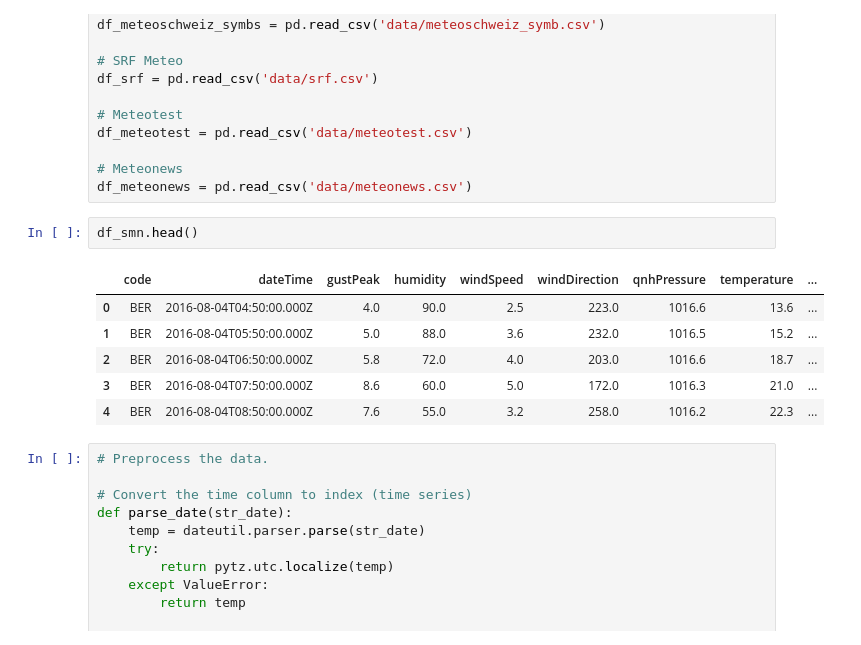
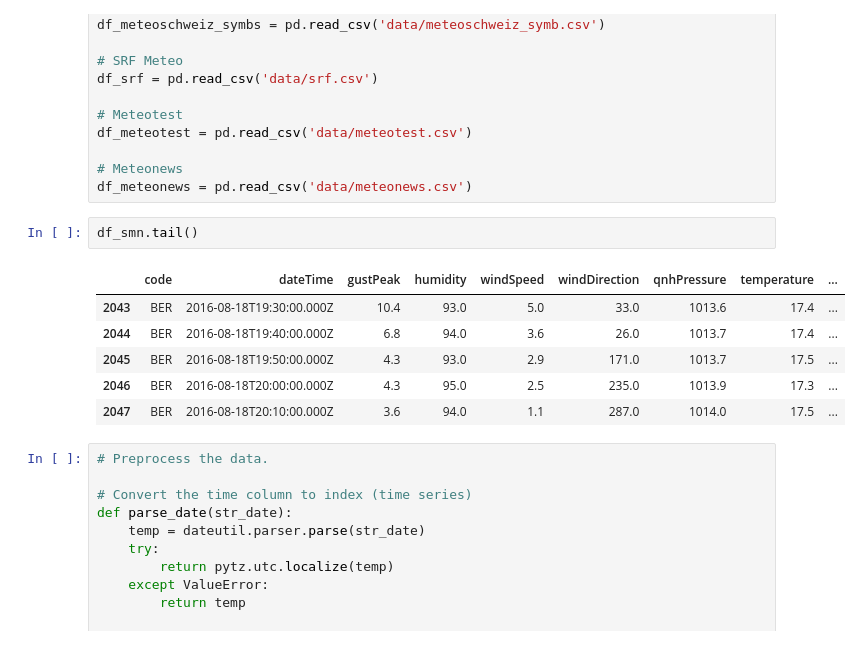
Before and after one commit to jsoma/playfair-projects, a Jupyter notebook: projects/mathias-born/3_weather_forecast/provider_check.ipynb, the cells around one changed output. Cells and saved outputs as stored; diff of their text form.

```diff
--- a/projects/mathias-born/3_weather_forecast/provider_check.ipynb
+++ b/projects/mathias-born/3_weather_forecast/provider_check.ipynb
@@ -33,14 +33,14 @@ df_meteotest = pd.read_csv('data/meteotest.csv')
 # Meteonews
 df_meteonews = pd.read_csv('data/meteonews.csv')
 # %%
-df_smn.head()
+df_smn.tail()
 # %% [output]
 |  | code | dateTime | gustPeak | humidity | windSpeed | windDirection | qnhPressure | temperature | ... |
-| 0 | BER | 2016-08-04T04:50:00.000Z | 4.0 | 90.0 | 2.5 | 223.0 | 1016.6 | 13.6 | ... |
-| 1 | BER | 2016-08-04T05:50:00.000Z | 5.0 | 88.0 | 3.6 | 232.0 | 1016.5 | 15.2 | ... |
-| 2 | BER | 2016-08-04T06:50:00.000Z | 5.8 | 72.0 | 4.0 | 203.0 | 1016.6 | 18.7 | ... |
-| 3 | BER | 2016-08-04T07:50:00.000Z | 8.6 | 60.0 | 5.0 | 172.0 | 1016.3 | 21.0 | ... |
-| 4 | BER | 2016-08-04T08:50:00.000Z | 7.6 | 55.0 | 3.2 | 258.0 | 1016.2 | 22.3 | ... |
+| 2043 | BER | 2016-08-18T19:30:00.000Z | 10.4 | 93.0 | 5.0 | 33.0 | 1013.6 | 17.4 | ... |
+| 2044 | BER | 2016-08-18T19:40:00.000Z | 6.8 | 94.0 | 3.6 | 26.0 | 1013.7 | 17.4 | ... |
+| 2045 | BER | 2016-08-18T19:50:00.000Z | 4.3 | 93.0 | 2.9 | 171.0 | 1013.7 | 17.5 | ... |
+| 2046 | BER | 2016-08-18T20:00:00.000Z | 4.3 | 95.0 | 2.5 | 235.0 | 1013.9 | 17.3 | ... |
+| 2047 | BER | 2016-08-18T20:10:00.000Z | 3.6 | 94.0 | 1.1 | 287.0 | 1014.0 | 17.5 | ... |
 # %%
 # Preprocess the data.
 
```
Also changed, not shown: parts of 4 cells of this notebook, 10 other files.
